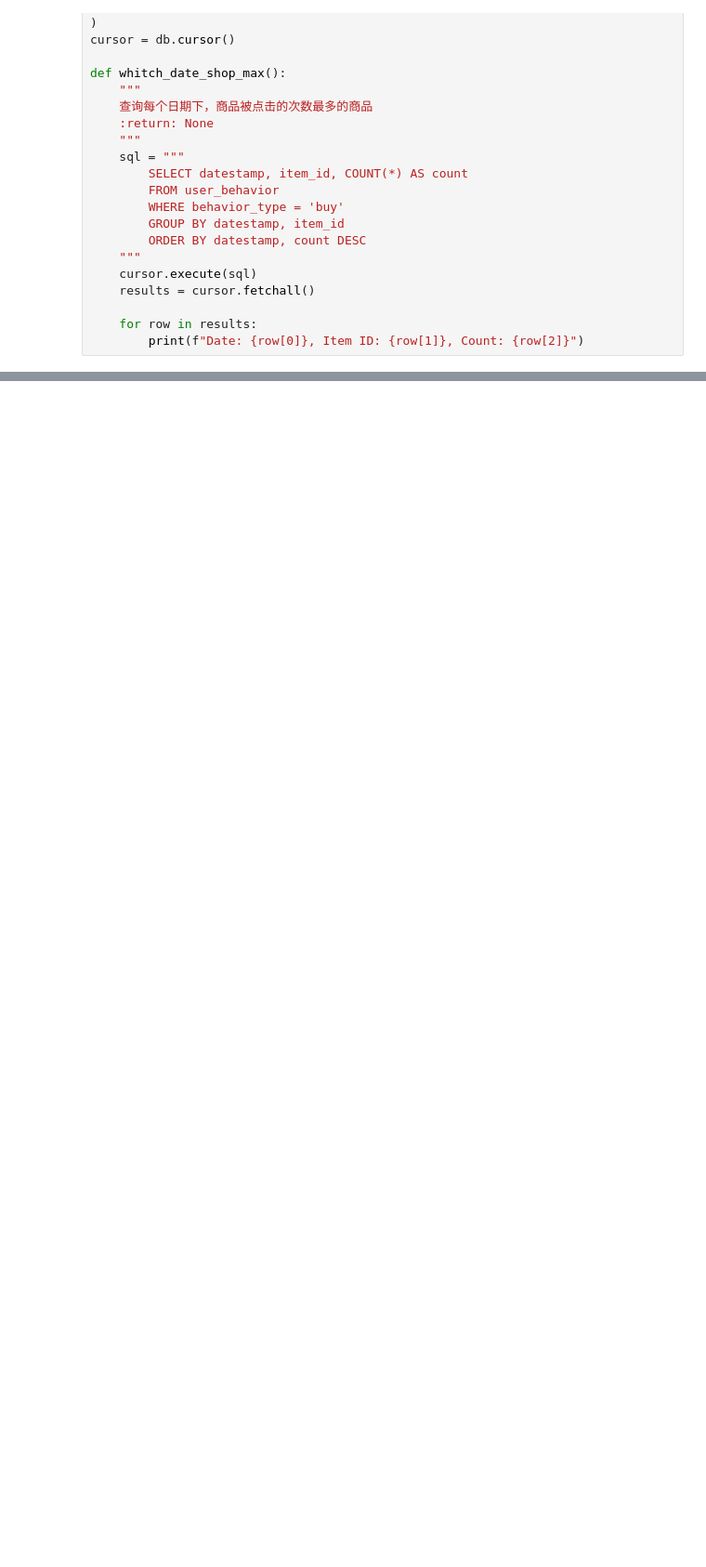
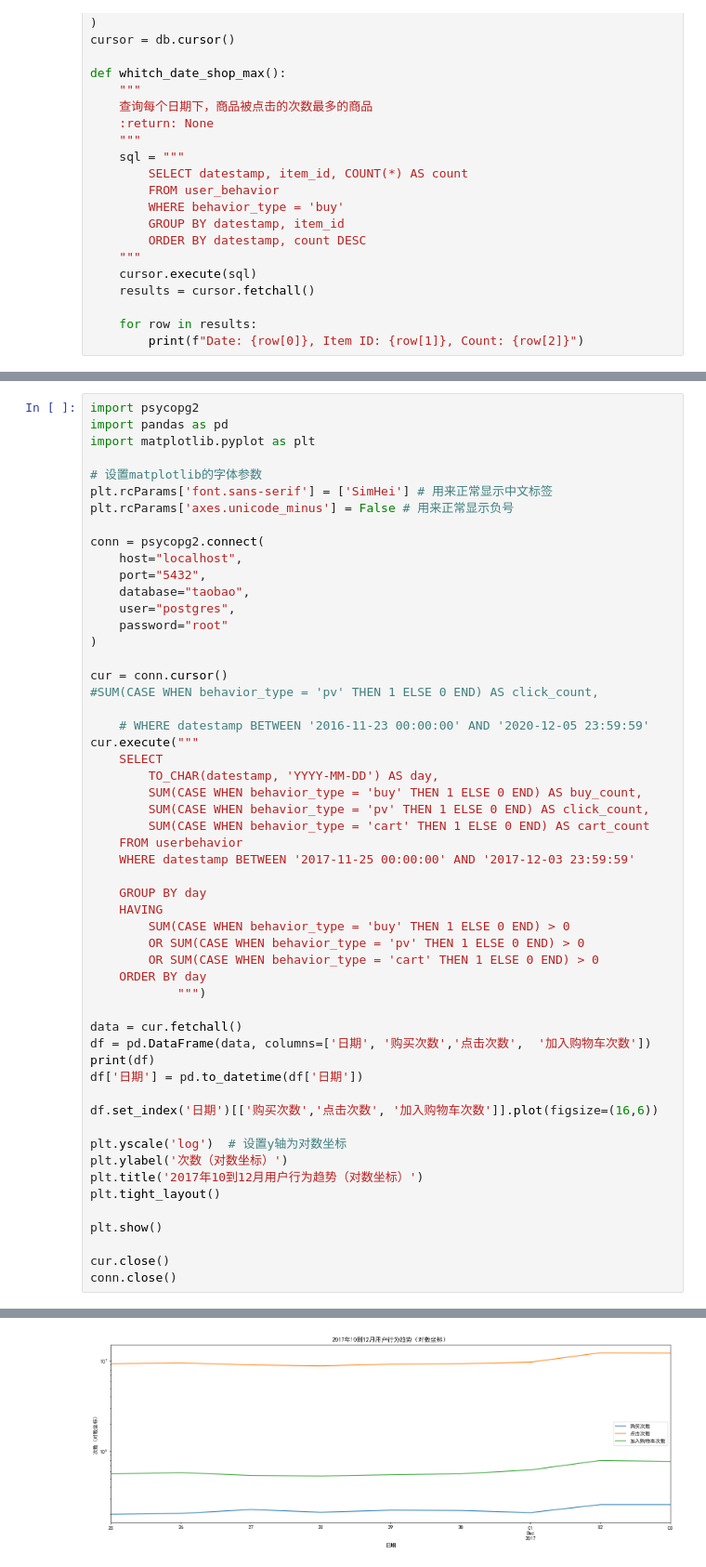
Before and after one commit to n0123ab/python-big-data-mining, a Jupyter notebook: pyFile/淘宝一亿用户数据挖掘/datadigging.ipynb, the cells around one changed output, grey strips where cells are left out. Shown at 93% size. Drawn from its saved outputs; the diff is of its cells as text; blank space fills up the shorter version.

```diff
--- a/pyFile/淘宝一亿用户数据挖掘/datadigging.ipynb
+++ b/pyFile/淘宝一亿用户数据挖掘/datadigging.ipynb
@@ -87,0 +84,55 @@ conn.close()
+# %%
+import psycopg2
+import pandas as pd
+import matplotlib.pyplot as plt
+
+# 设置matplotlib的字体参数
+plt.rcParams['font.sans-serif'] = ['SimHei'] # 用来正常显示中文标签
+plt.rcParams['axes.unicode_minus'] = False # 用来正常显示负号
+
+conn = psycopg2.connect(
+    host="localhost",
+    port="5432",
+    database="taobao",
+    user="postgres",
+    password="root"
+)
+
+cur = conn.cursor()
+#SUM(CASE WHEN behavior_type = 'pv' THEN 1 ELSE 0 END) AS click_count,
+
+    # WHERE datestamp BETWEEN '2016-11-23 00:00:00' AND '2020-12-05 23:59:59'
+cur.execute("""
+    SELECT
+        TO_CHAR(datestamp, 'YYYY-MM-DD') AS day,
+        SUM(CASE WHEN behavior_type = 'buy' THEN 1 ELSE 0 END) AS buy_count,
+        SUM(CASE WHEN behavior_type = 'pv' THEN 1 ELSE 0 END) AS click_count,
+        SUM(CASE WHEN behavior_type = 'cart' THEN 1 ELSE 0 END) AS cart_count
+    FROM userbehavior
+    WHERE datestamp BETWEEN '2017-11-25 00:00:00' AND '2017-12-03 23:59:59'
+
+    GROUP BY day
+    HAVING
+        SUM(CASE WHEN behavior_type = 'buy' THEN 1 ELSE 0 END) > 0
+        OR SUM(CASE WHEN behavior_type = 'pv' THEN 1 ELSE 0 END) > 0
+        OR SUM(CASE WHEN behavior_type = 'cart' THEN 1 ELSE 0 END) > 0
+    ORDER BY day
+            """)
+
+data = cur.fetchall()
+df = pd.DataFrame(data, columns=['日期', '购买次数','点击次数',  '加入购物车次数'])
+print(df)
+df['日期'] = pd.to_datetime(df['日期'])
+
+df.set_index('日期')[['购买次数','点击次数', '加入购物车次数']].plot(figsize=(16,6))
+
+plt.yscale('log')  # 设置y轴为对数坐标
+plt.ylabel('次数（对数坐标）')
+plt.title('2017年10到12月用户行为趋势（对数坐标）')
+plt.tight_layout()
+
+plt.show()
+
+cur.close()
+conn.close()
+# %% [output]
@@ -87,0 +149 @@ conn.close()
+[figure, added]
```
Also changed, not shown: parts of 2 cells of this notebook, 3 other files.
